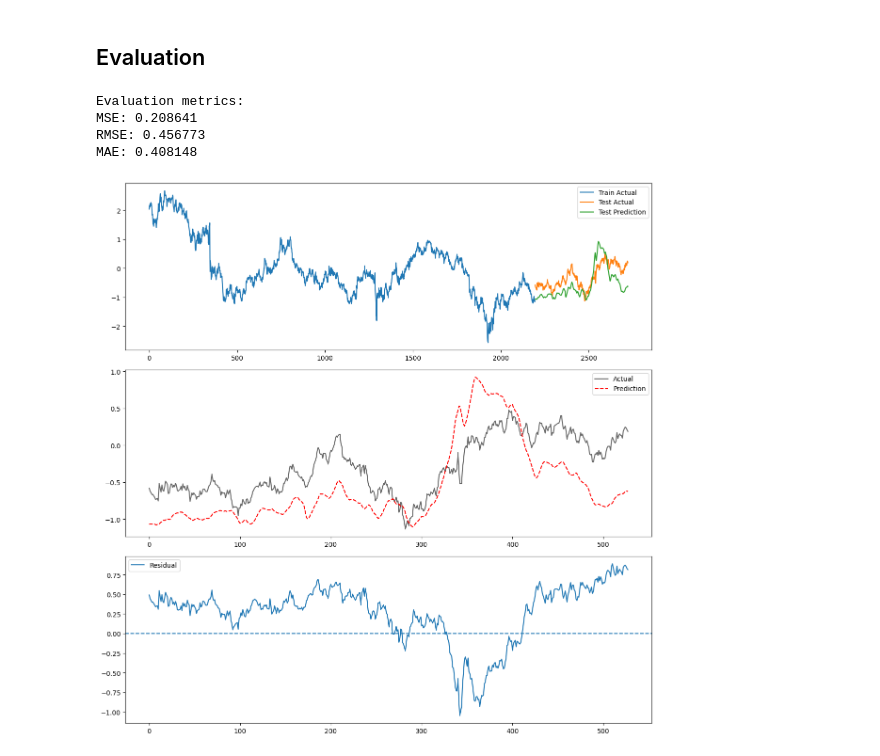
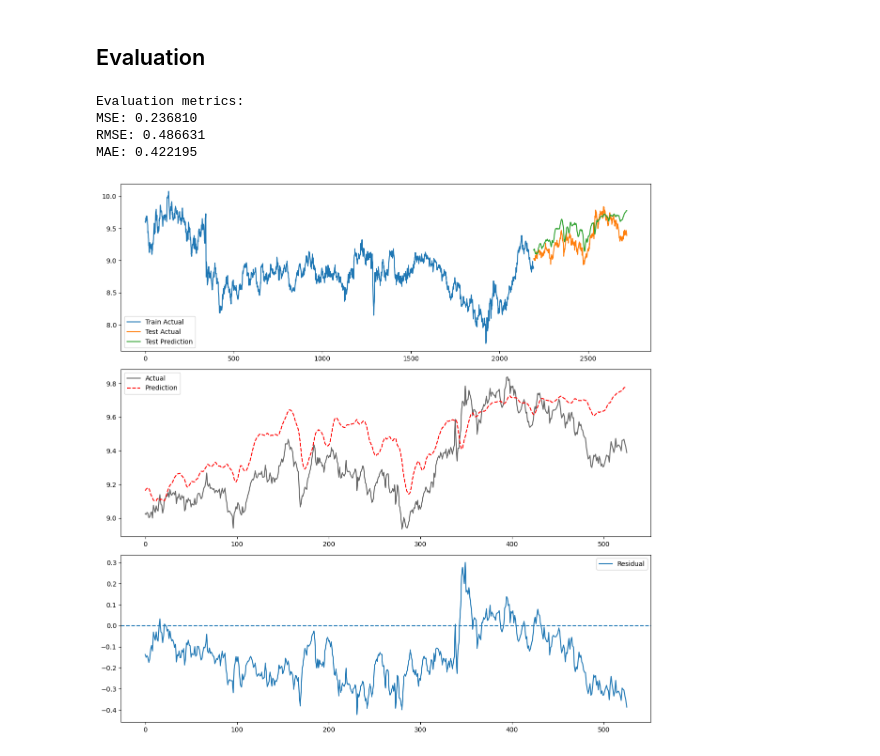
Before and after one commit to freyaxuu/COMP0197-group-project, a Jupyter notebook: notebooks/baseline_pipeline.ipynb, the cells around one changed output. Cells and saved outputs as stored; diff of their text form; code cells hidden in the pictures.

```diff
--- a/notebooks/baseline_pipeline.ipynb
+++ b/notebooks/baseline_pipeline.ipynb
@@ -5,7 +5,7 @@ from pathlib import Path
 PROJECT_ROOT = Path("..").resolve()
 sys.path.append(str(PROJECT_ROOT / "src"))
 DATA_PATH = PROJECT_ROOT / "data" / "raw" / "GBP_FX_BoE_10y.csv"
-TARGET = "GBP-USD"
+TARGET = "GBP-CNY"
 # %% [markdown]
 ## Data Loading and Preprocessing
 # %%
@@ -13,7 +13,7 @@ from fx_forecasting.data.load import load_fx_csv
 from fx_forecasting.data.preprocess import prepare_fx_data
 from fx_forecasting.data.inspect import inspect_data
 
-df, feature_columns = load_fx_csv(DATA_PATH)
+df, columns = load_fx_csv(DATA_PATH)
 
 # Assume LSTM model
 X_train, y_train, X_test, y_test, scaler = prepare_fx_data(
@@ -26,8 +26,9 @@ X_train, y_train, X_test, y_test, scaler = prepare_fx_data(
     scale=True,
     scaler_type="standard",
     make_windows=True,
-    lookback=28
+    lookback=30
 )
 
+feature_columns = [c for c in columns if c != TARGET]
 print(feature_columns)
 # %% [output]
@@ -105,8 +106,8 @@ train_dataset = TensorDataset(X_train_t, y_train_t)
 val_dataset = TensorDataset(X_test_t, y_test_t)
 
 # dataloaders
-train_loader = DataLoader(train_dataset, batch_size=32, shuffle=True)
-val_loader = DataLoader(val_dataset, batch_size=32, shuffle=False)
+train_loader = DataLoader(train_dataset, batch_size=BATCH_SIZE, shuffle=True)
+val_loader = DataLoader(val_dataset, batch_size=BATCH_SIZE, shuffle=False)
 # %%
 from fx_forecasting.models.baseline import DeterministicLSTM
 from fx_forecasting.training.train import train_model
@@ -167,43 +166,43 @@ from fx_forecasting.training.evaluate import evaluate_model
 from fx_forecasting.visualization.plots import plot_predictions
 from fx_forecasting.data.preprocess import inverse_transform_target
 
 
 preds, targets, metrics = evaluate_model(
     model,
     val_loader,
     device=device
 )
 
 # inverse transform
 preds_original = inverse_transform_target(
     preds,
     scaler=scaler,
-    feature_columns=feature_columns,
-    target_col="GBP-USD",
+    columns=columns,
+    target_col=TARGET,
 )
 
 targets_original = inverse_transform_target(
     targets,
     scaler=scaler,
-    feature_columns=feature_columns,
-    target_col="GBP-USD",
+    columns=columns,
+    target_col=TARGET,
 )
 
 y_train_original = inverse_transform_target(
     y_train,
     scaler=scaler,
-    feature_columns=feature_columns,
-    target_col="GBP-USD",
+    columns=columns,
+    target_col=TARGET,
 )
 
 plot_predictions(
-    preds=preds,
-    targets=targets,
-    train_targets=y_train
+    preds=preds_original,
+    targets=targets_original,
+    train_targets=y_train_original
 )
 # %% [output]
 Evaluation metrics:
-MSE: 0.208641
-RMSE: 0.456773
-MAE: 0.408148
+MSE: 0.236810
+RMSE: 0.486631
+MAE: 0.422195
-[figure, old version]
+[figure, new version]
```
Also changed, not shown: parts of 3 cells of this notebook, 1 other file.
